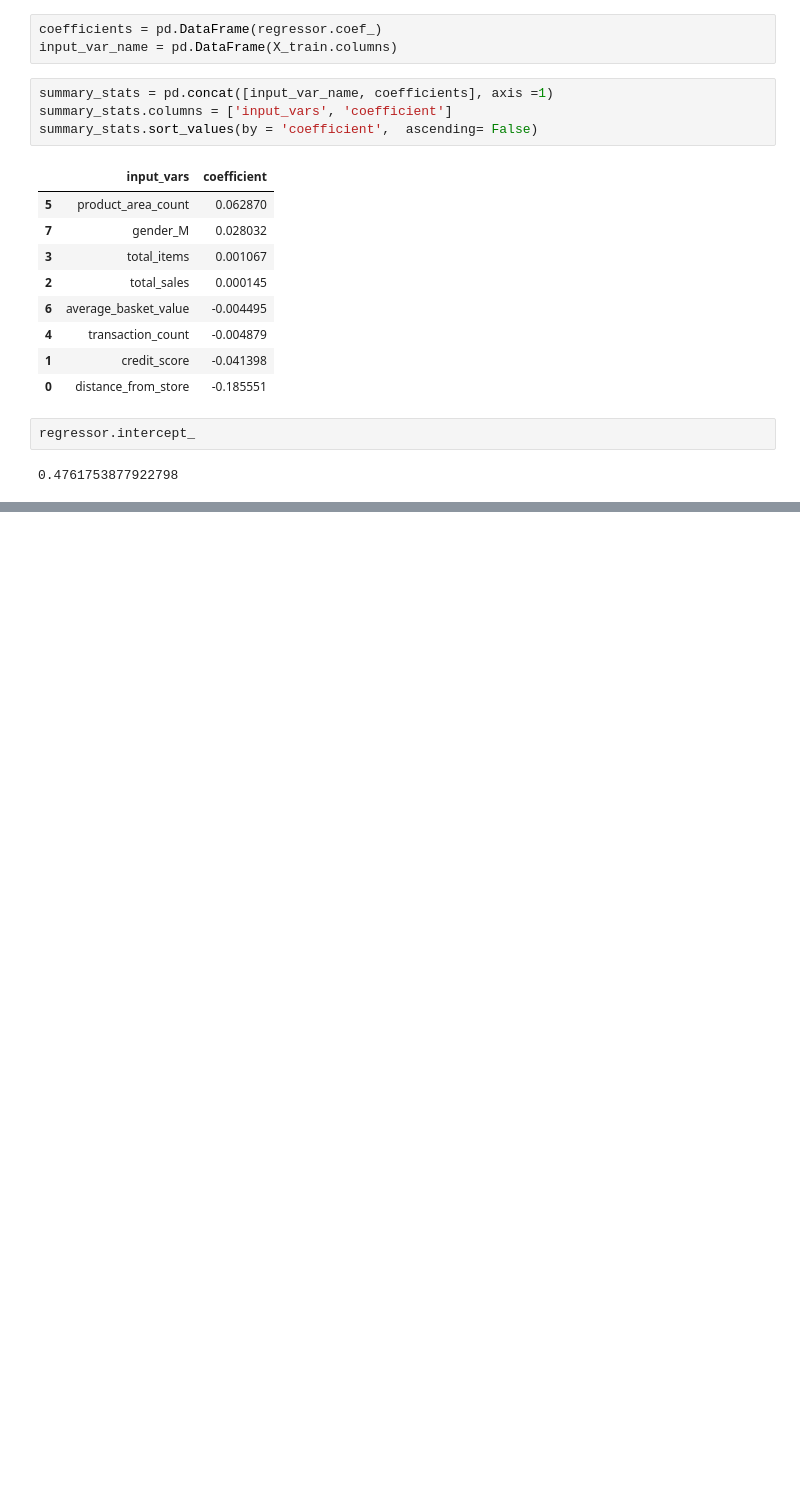
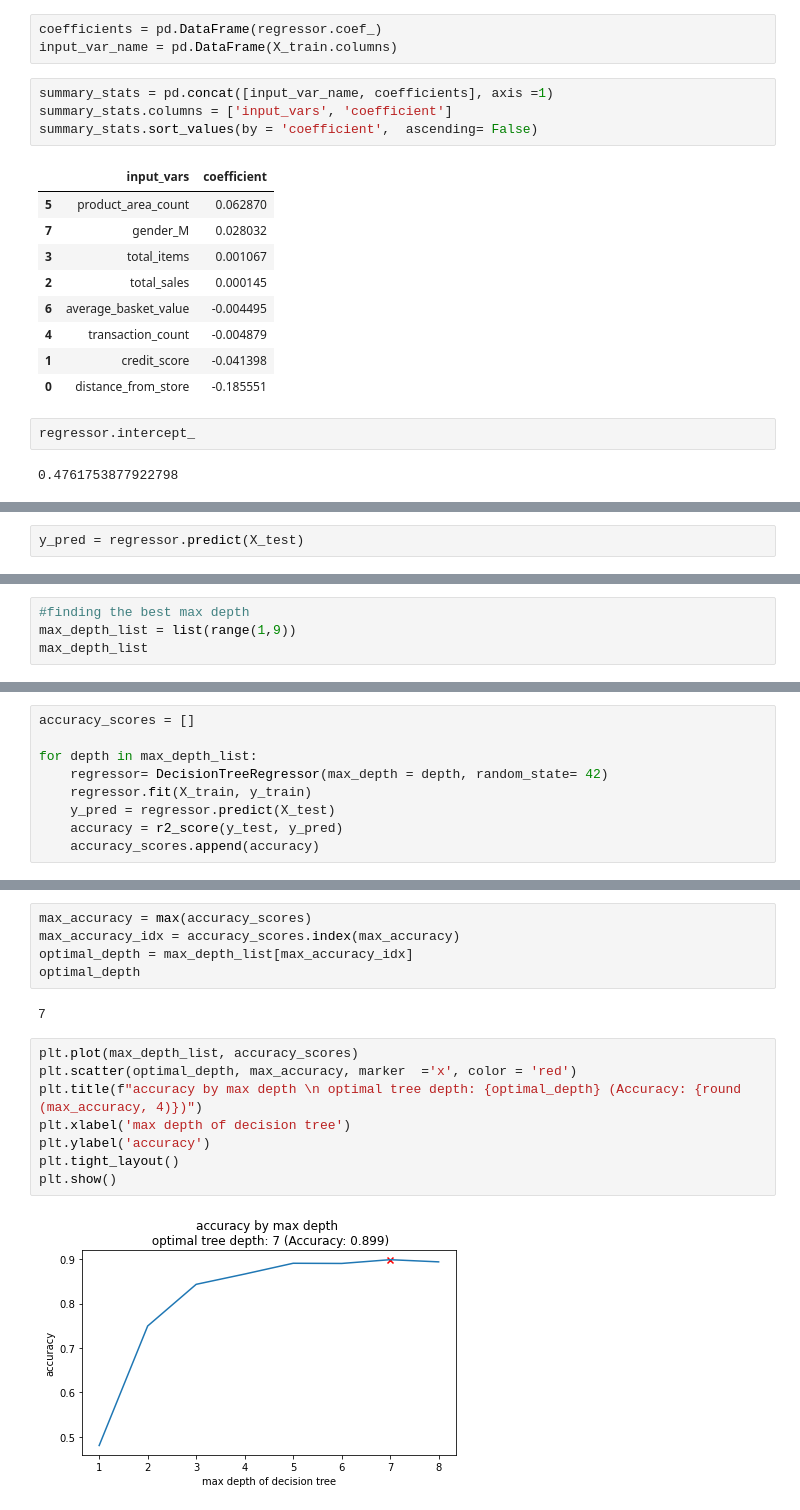
Before and after one commit to ibiene-ds/predict-loyalty-score, a Jupyter notebook: Predicting Customer Loyalty Scores.ipynb, the cells around one changed output, grey strips where cells are left out. Cells and saved outputs as stored; diff of their text form; blank space fills up the shorter version.

Commit message:
Decision Tree and Random Forest

```diff
--- a/Predicting Customer Loyalty Scores.ipynb
+++ b/Predicting Customer Loyalty Scores.ipynb
@@ -334,0 +501,2 @@ regressor.intercept_
+# %%
+y_pred = regressor.predict(X_test)
@@ -334,0 +520,4 @@ regressor.intercept_
+# %%
+#finding the best max depth
+max_depth_list = list(range(1,9))
+max_depth_list
@@ -334,0 +526,9 @@ regressor.intercept_
+# %%
+accuracy_scores = []
+
+for depth in max_depth_list:
+    regressor= DecisionTreeRegressor(max_depth = depth, random_state= 42)
+    regressor.fit(X_train, y_train)
+    y_pred = regressor.predict(X_test)
+    accuracy = r2_score(y_test, y_pred)
+    accuracy_scores.append(accuracy)
@@ -334,0 +546,17 @@ regressor.intercept_
+# %%
+max_accuracy = max(accuracy_scores)
+max_accuracy_idx = accuracy_scores.index(max_accuracy)
+optimal_depth = max_depth_list[max_accuracy_idx]
+optimal_depth
+# %% [output]
+7
+# %%
+plt.plot(max_depth_list, accuracy_scores)
+plt.scatter(optimal_depth, max_accuracy, marker  ='x', color = 'red')
+plt.title(f"accuracy by max depth \n optimal tree depth: {optimal_depth} (Accuracy: {round (max_accuracy, 4)})")
+plt.xlabel('max depth of decision tree')
+plt.ylabel('accuracy')
+plt.tight_layout()
+plt.show()
+# %% [output]
+[figure, added]
```
Also changed, not shown: parts of 85 cells of this notebook.
